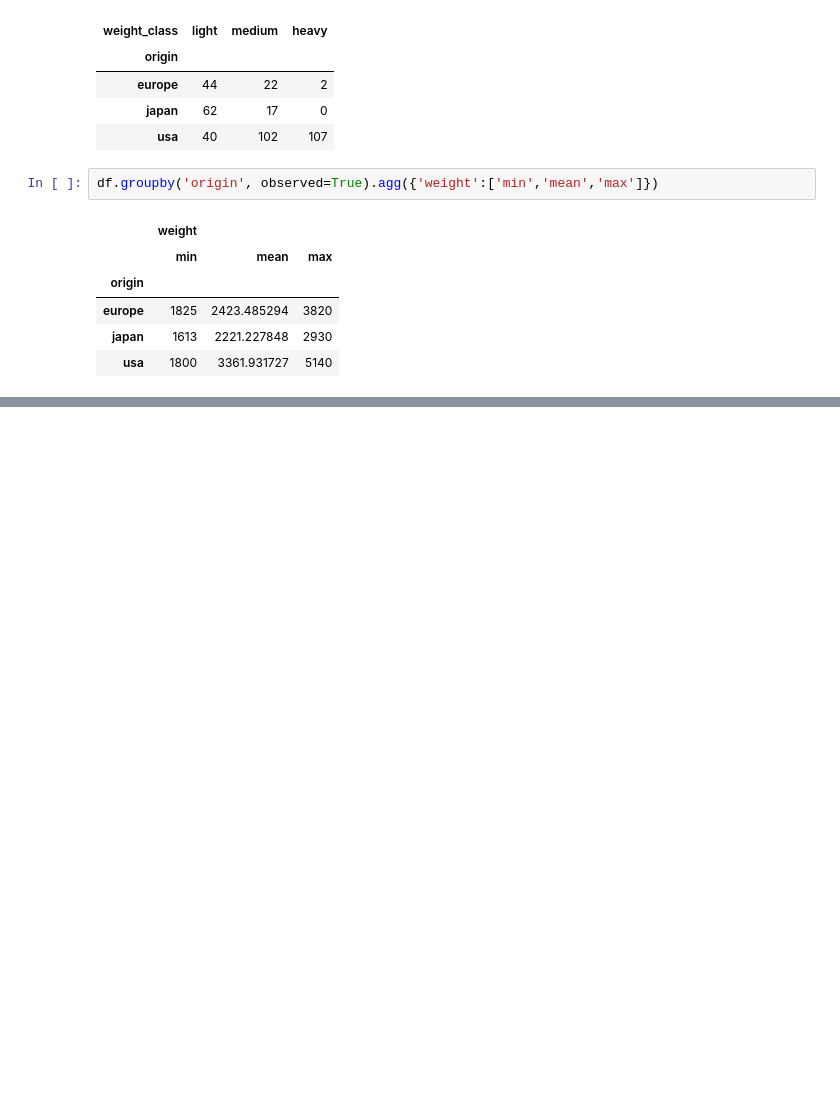
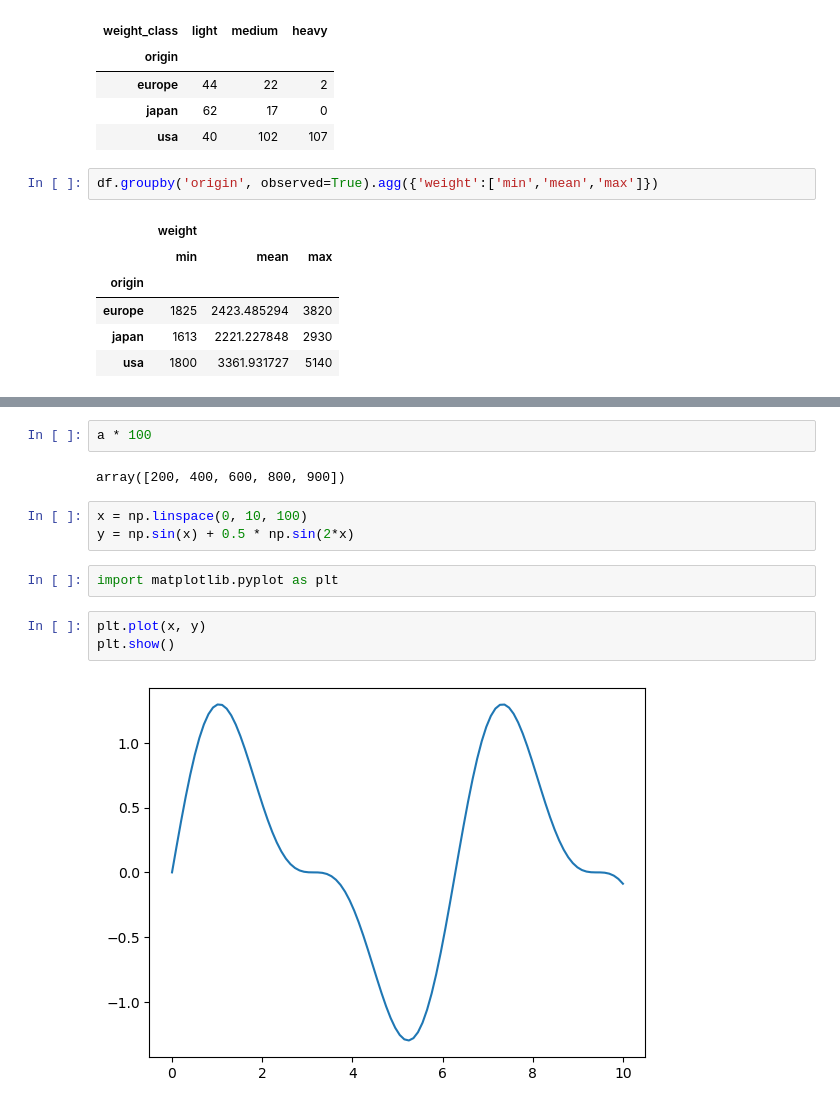
Before and after one commit to get-to-work-together/Python-Data-Science-Defensie, a Jupyter notebook: training/exercise 3 - pandas mpg dataset.ipynb, the cells around one changed output, grey strips where cells are left out. Drawn from its saved outputs; the diff is of its cells as text; blank space fills up the shorter version.

```diff
--- a/training/exercise 3 - pandas mpg dataset.ipynb
+++ b/training/exercise 3 - pandas mpg dataset.ipynb
@@ -316,0 +353,14 @@ df.groupby('origin', observed=True).agg({'weight':['min','mean','max']})
+# %%
+a * 100
+# %% [output]
+array([200, 400, 600, 800, 900])
+# %%
+x = np.linspace(0, 10, 100)
+y = np.sin(x) + 0.5 * np.sin(2*x)
+# %%
+import matplotlib.pyplot as plt
+# %%
+plt.plot(x, y)
+plt.show()
+# %% [output]
+[figure, added]
```
Also changed, not shown: parts of 8 cells of this notebook, 22 other files.
